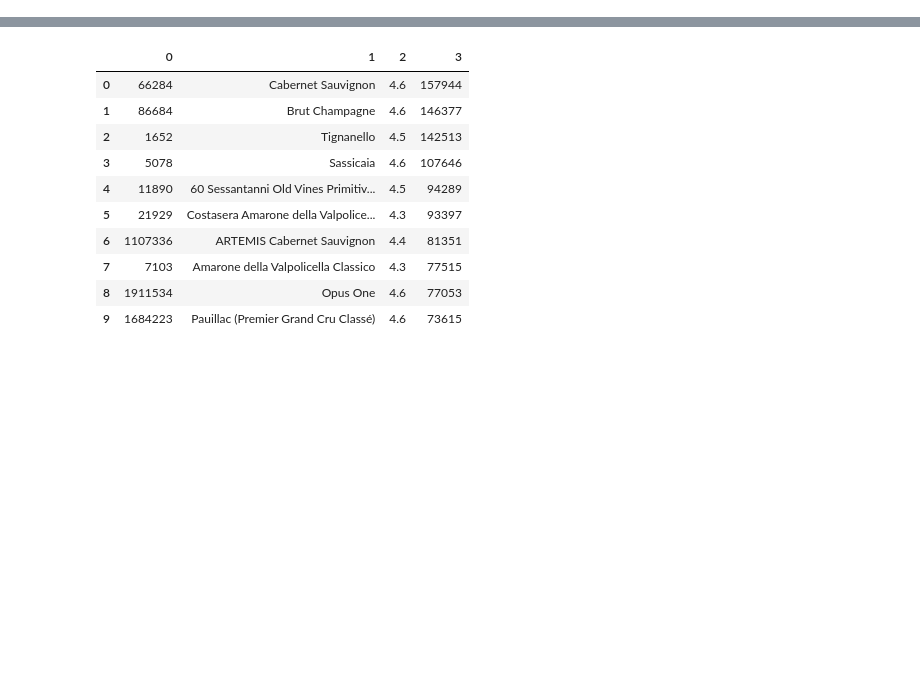
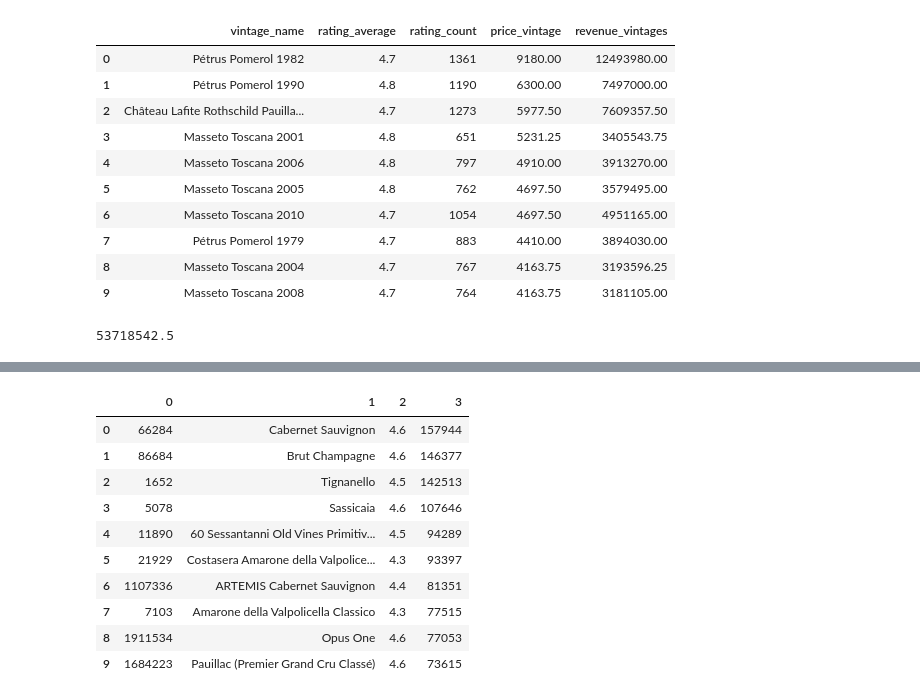
Before and after one commit to JonathanRabbi/Vivinio.Project, a Jupyter notebook: vivinio_niko.ipynb, the cells around one changed output, grey strips where cells are left out. Drawn from its saved outputs; the diff is of its cells as text; code cells hidden in the pictures; blank space fills up the shorter version.

```diff
--- a/vivinio_niko.ipynb
+++ b/vivinio_niko.ipynb
@@ -30,0 +42,20 @@ df
+# %%
+df1['revenue_vintages'] = df1['rating_count'] * df1['price_vintage']
+df1
+# %% [output]
+|  | vintage_name | rating_average | rating_count | price_vintage | revenue_vintages |
+| 0 | Pétrus Pomerol 1982 | 4.7 | 1361 | 9180.00 | 12493980.00 |
+| 1 | Pétrus Pomerol 1990 | 4.8 | 1190 | 6300.00 | 7497000.00 |
+| 2 | Château Lafite Rothschild Pauilla... | 4.7 | 1273 | 5977.50 | 7609357.50 |
+| 3 | Masseto Toscana 2001 | 4.8 | 651 | 5231.25 | 3405543.75 |
+| 4 | Masseto Toscana 2006 | 4.8 | 797 | 4910.00 | 3913270.00 |
+| 5 | Masseto Toscana 2005 | 4.8 | 762 | 4697.50 | 3579495.00 |
+| 6 | Masseto Toscana 2010 | 4.7 | 1054 | 4697.50 | 4951165.00 |
+| 7 | Pétrus Pomerol 1979 | 4.7 | 883 | 4410.00 | 3894030.00 |
+| 8 | Masseto Toscana 2004 | 4.7 | 767 | 4163.75 | 3193596.25 |
+| 9 | Masseto Toscana 2008 | 4.7 | 764 | 4163.75 | 3181105.00 |
+# %%
+sum_vintages = sum(df1['revenue_vintages'])
+sum_vintages
+# %% [output]
+53718542.5
```
Also changed, not shown: parts of 7 cells of this notebook, 1 other file.
